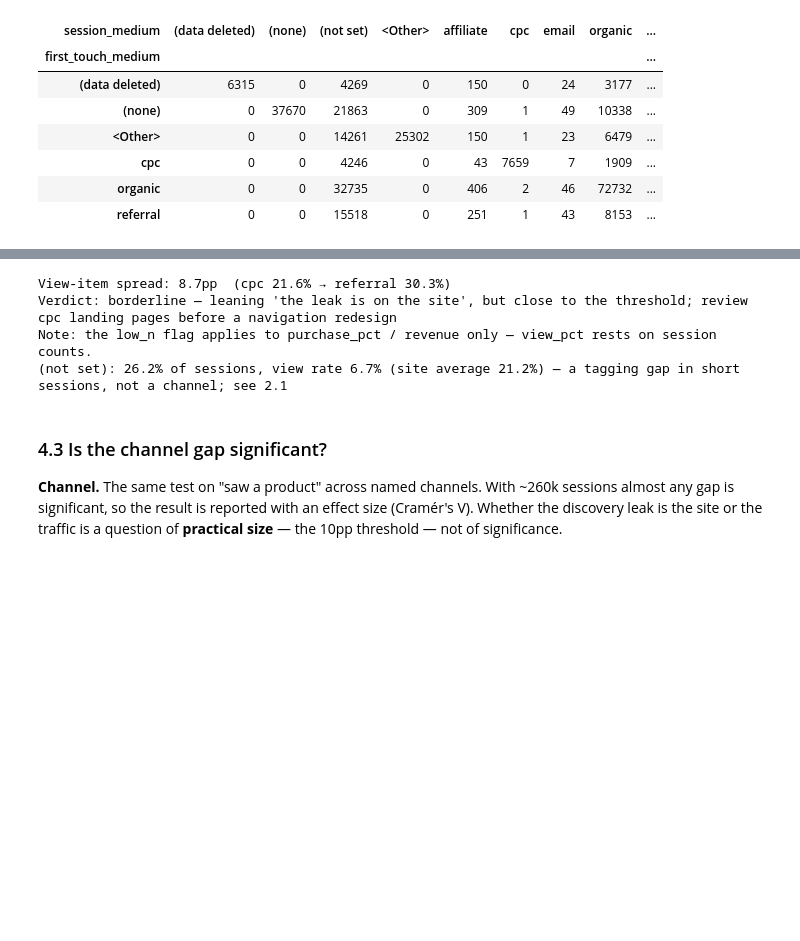
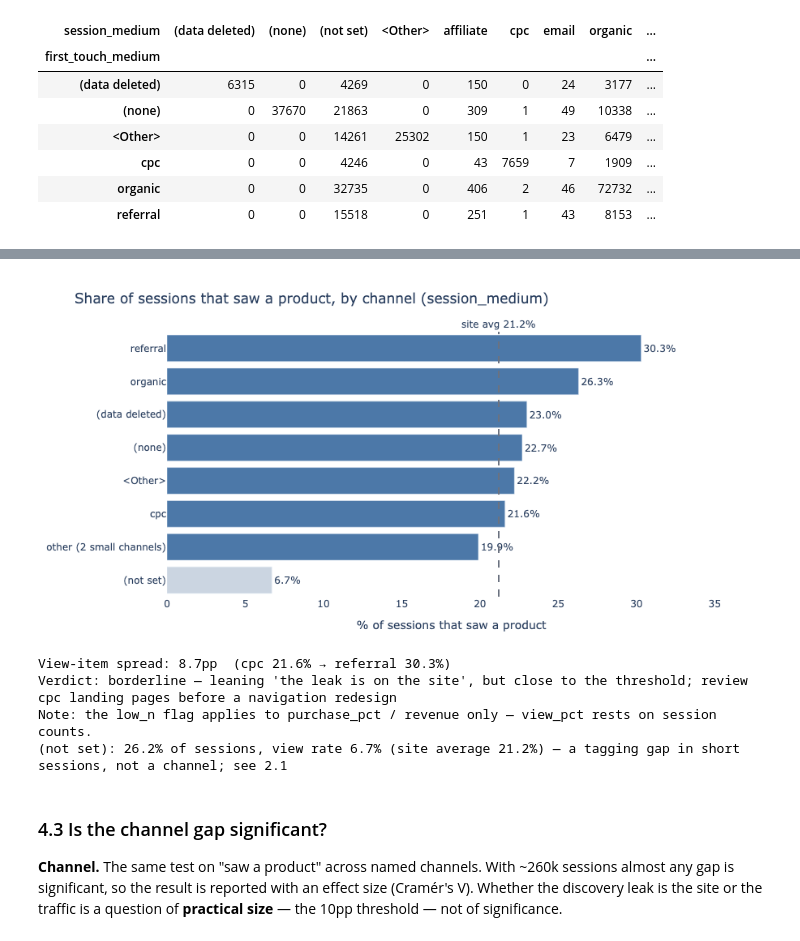
Before and after one commit to guiarpi/ga4-product-analytics, a Jupyter notebook: ga4_funnel_analysis.ipynb, the cells around one changed output, grey strips where cells are left out. Saved outputs shown, nothing was run; the diff lists cells and outputs as text; code cells hidden in the pictures; blank space fills up the shorter version.

```diff
--- a/ga4_funnel_analysis.ipynb
+++ b/ga4_funnel_analysis.ipynb
@@ -951,50 +954,42 @@ display(channel_df.style.format({
 }))
 
 site_view_rate = funnel_df.loc[funnel_df["step"] == "2. View Products", "overall_cvr"].iloc[0]
-plot_df = channel_df.sort_values("view_pct")
-fig_ch = go.Figure(go.Bar(
-    y=plot_df["channel"], x=plot_df["view_pct"].round(1), orientation="h",
-    text=[f"{v:.1f}%" for v in plot_df["view_pct"]], textposition="outside",
-    marker_color=["#dc2626" if v < site_view_rate - 5 else "#4C78A8" for v in plot_df["view_pct"]],
-))
-fig_ch.add_vline(x=site_view_rate, line_dash="dash", line_color="#6b7280",
-                 annotation_text=f"site avg {site_view_rate:.1f}%", annotation_position="top")
-fig_ch.update_layout(title=f"Session → View Item Rate by Channel  ({channel_dim})",
-                     height=max(300, 46 * len(plot_df) + 100), showlegend=False,
-                     xaxis_title="% of sessions that saw a product")
+fig_ch = charts.channel(channel_df.assign(share=channel_df["share_pct"]), site_view_rate)
+fig_ch.update_layout(title=f"Share of sessions that saw a product, by channel ({channel_dim})", margin=dict(t=70))
 fig_ch.show()
 
 # Decision rule: spread across actionable channels (excludes the 'other' bucket and '(not set)').
 ranked = channel_df[~channel_df["channel"].str.startswith(("other (", "(not set)"))]
 spread = ranked["view_pct"].max() - ranked["view_pct"].min()
 best, worst = ranked.loc[ranked["view_pct"].idxmax()], ranked.loc[ranked["view_pct"].idxmin()]
 print(f"View-item spread: {spread:.1f}pp  ({worst['channel']} {worst['view_pct']:.1f}% → {best['channel']} {best['view_pct']:.1f}%)")
 # Within 3pp of the threshold the verdict is borderline, not settled.
 if spread >= 10:
     verdict = "traffic mix is a driver — check landing pages / targeting for the weakest channel"
 elif spread >= 7:
     verdict = (f"borderline — leaning 'the leak is on the site', but close to the threshold; "
                f"review {worst['channel']} landing pages before a navigation redesign")
 else:
     verdict = "uniform across channels — the leak is on the site (navigation / discovery)"
 print("Verdict:", verdict)
 print("Note: the low_n flag applies to purchase_pct / revenue only — view_pct rests on session counts.")
 
 # (not set) is excluded from the spread but is a large block — disclose it.
 ns = channel_df[channel_df["channel"] == "(not set)"]
 if len(ns):
     print(f"(not set): {ns['share_pct'].iloc[0]:.1f}% of sessions, view rate {ns['view_pct'].iloc[0]:.1f}% "
           f"(site average {site_view_rate:.1f}%) — a tagging gap in short sessions, not a channel; see 2.1")
 # %% [output]
 |  | channel | sessions | view_item | add_to_cart | purchase | revenue | share_pct | view_pct | cart_from_view | ... |
 | 0 | organic | 102,788 | 27,055 | 5,191 | 930 | $59,421 | 29.0% | 26.3% | 19.2% | ... |
 | 1 | (not set) | 92,892 | 6,205 | 564 | 1 | $12 | 26.2% | 6.7% | 9.1% | ... |
 | 2 | referral | 80,725 | 24,443 | 5,838 | 1,385 | $103,656 | 22.7% | 30.3% | 23.9% | ... |
 | 3 | (none) | 37,670 | 8,543 | 1,576 | 182 | $14,403 | 10.6% | 22.7% | 18.4% | ... |
 | 4 |  | 25,302 | 5,608 | 954 | 66 | $5,381 | 7.1% | 22.2% | 17.0% | ... |
 | 5 | cpc | 7,664 | 1,653 | 268 | 28 | $2,009 | 2.2% | 21.6% | 16.2% | ... |
 | 6 | (data deleted) | 6,315 | 1,455 | 401 | 109 | $7,042 | 1.8% | 23.0% | 27.6% | ... |
 | 7 | other (2 small channels) | 1,501 | 299 | 78 | 20 | $1,754 | 0.4% | 19.9% | 26.1% | ... |
+[figure, added]
 View-item spread: 8.7pp  (cpc 21.6% → referral 30.3%)
 Verdict: borderline — leaning 'the leak is on the site', but close to the threshold; review cpc landing pages before a navigation redesign
 Note: the low_n flag applies to purchase_pct / revenue only — view_pct rests on session counts.
```
Also changed, not shown: parts of 11 cells of this notebook, 3 other files.
